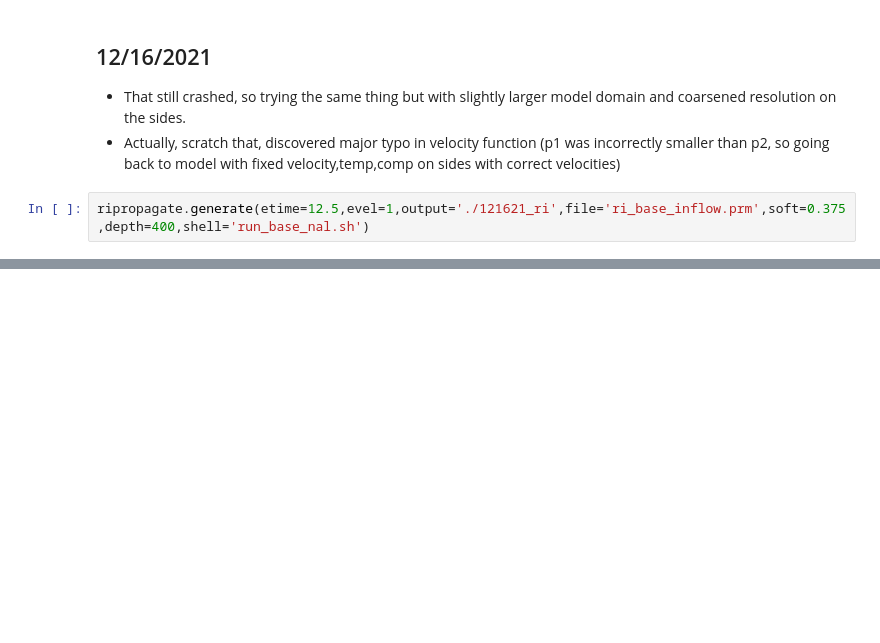
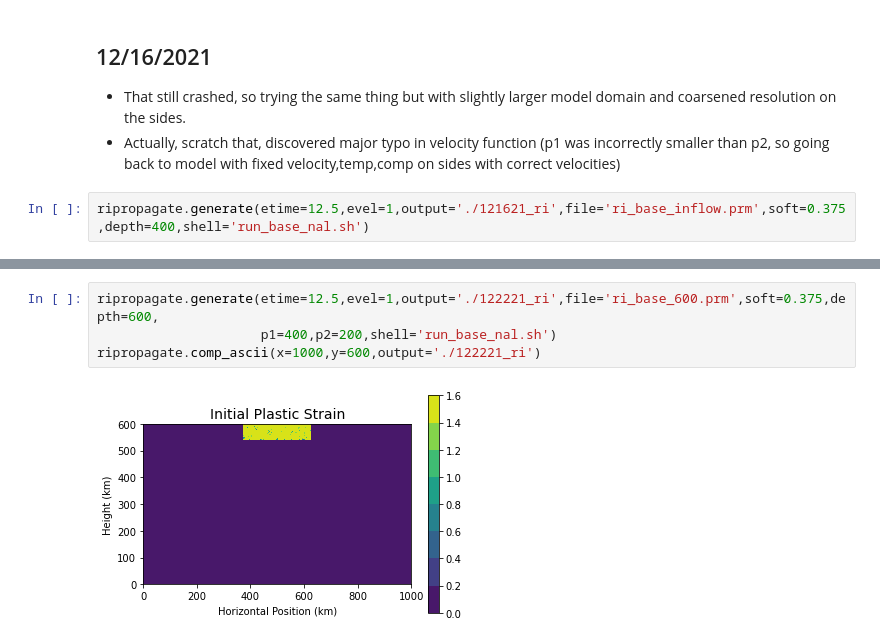
Before and after one commit to dyvasey/riftinversion, a Jupyter notebook: ri_lab_notebook_NovemberDecember2021.ipynb, the cells around one changed output, grey strips where cells are left out. Saved outputs shown, nothing was run; the diff lists cells and outputs as text; blank space fills up the shorter version.

Commit message:
Updated base files to include base with proper boundary velocity conditions and 600 km depth version.

```diff
--- a/ri_lab_notebook_NovemberDecember2021.ipynb
+++ b/ri_lab_notebook_NovemberDecember2021.ipynb
@@ -88,0 +97,6 @@ ripropagate.generate(etime=12.5,evel=1,output='./121621_ri',file='ri_base_inflow
+# %%
+ripropagate.generate(etime=12.5,evel=1,output='./122221_ri',file='ri_base_600.prm',soft=0.375,depth=600,
+                     p1=400,p2=200,shell='run_base_nal.sh')
+ripropagate.comp_ascii(x=1000,y=600,output='./122221_ri')
+# %% [output]
+[figure, added]
```
Also changed, not shown: parts of 3 cells of this notebook, 8 other files.
